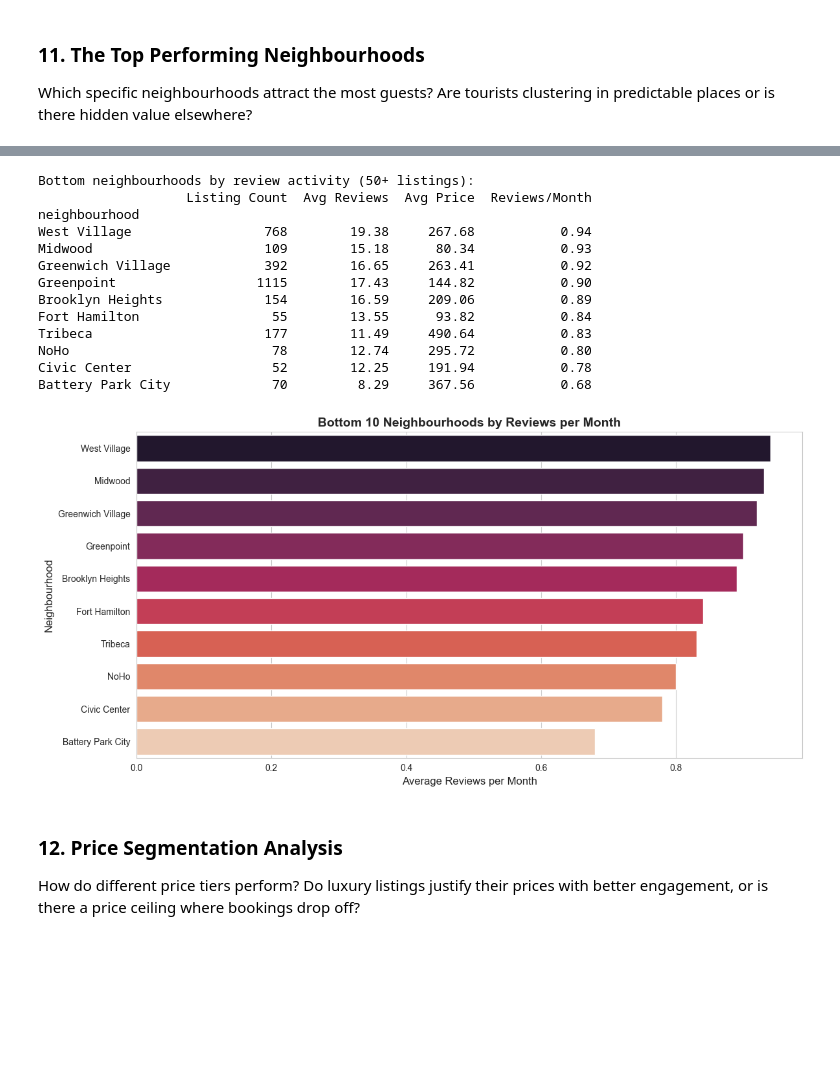
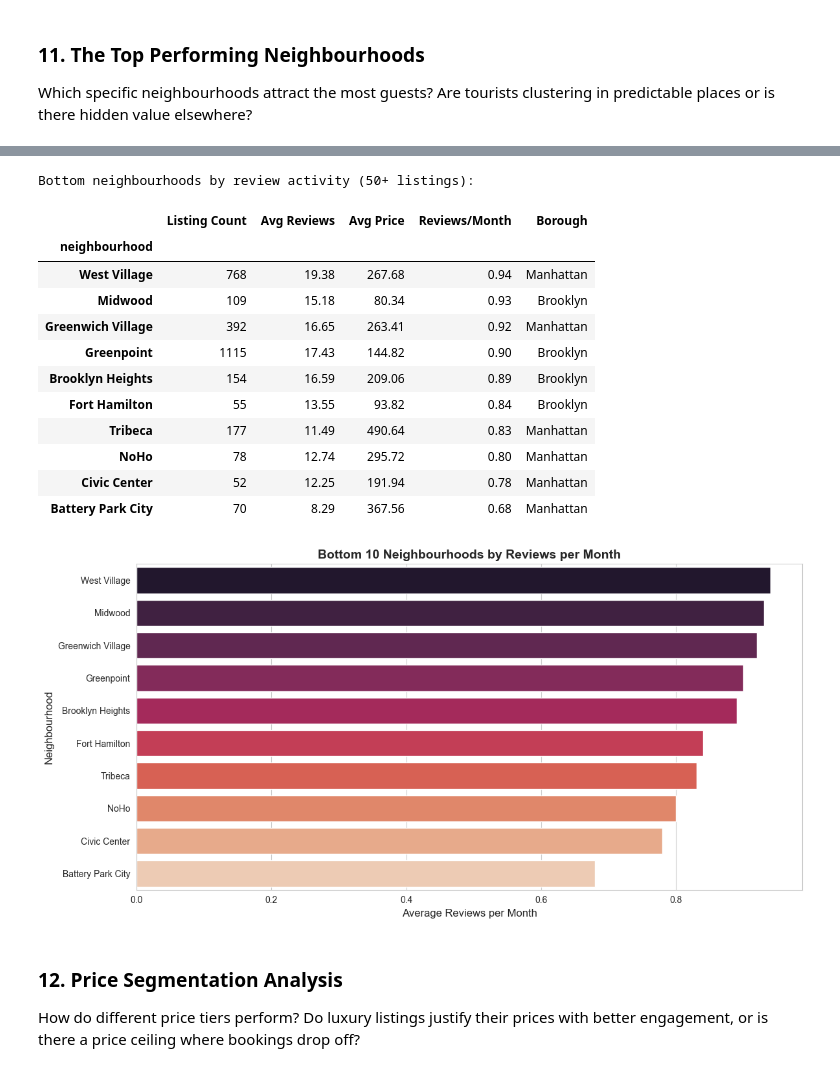
Before and after one commit to abbas-poonawala/ds-internship, a Jupyter notebook: full-ds-ml/project1/project1.ipynb, the cells around one changed output, grey strips where cells are left out. Cells and saved outputs as stored; diff of their text form; code cells hidden in the pictures; blank space fills up the shorter version.

```diff
--- a/full-ds-ml/project1/project1.ipynb
+++ b/full-ds-ml/project1/project1.ipynb
@@ -918,9 +923,23 @@ Two Bridges                     72        29.57     127.07           2.40
 [figure]
+# %%
+# bottom performing neighbourhoods
+print("\nBottom neighbourhoods by review activity (50+ listings):")
+top_neighbourhoods.tail(10)
+# %% [output]
+Bottom neighbourhoods by review activity (50+ listings):
+|  | Listing Count | Avg Reviews | Avg Price | Reviews/Month | Borough |
+| neighbourhood |  |  |  |  |  |
+| West Village | 768 | 19.38 | 267.68 | 0.94 | Manhattan |
+| Midwood | 109 | 15.18 | 80.34 | 0.93 | Brooklyn |
+| Greenwich Village | 392 | 16.65 | 263.41 | 0.92 | Manhattan |
+| Greenpoint | 1115 | 17.43 | 144.82 | 0.90 | Brooklyn |
+| Brooklyn Heights | 154 | 16.59 | 209.06 | 0.89 | Brooklyn |
+| Fort Hamilton | 55 | 13.55 | 93.82 | 0.84 | Brooklyn |
+| Tribeca | 177 | 11.49 | 490.64 | 0.83 | Manhattan |
+| NoHo | 78 | 12.74 | 295.72 | 0.80 | Manhattan |
+| Civic Center | 52 | 12.25 | 191.94 | 0.78 | Manhattan |
+| Battery Park City | 70 | 8.29 | 367.56 | 0.68 | Manhattan |
 # %%
-# bottom performing neighbourhoods
-print("\nBottom neighbourhoods by review activity (50+ listings):")
-print(top_neighbourhoods.tail(10))
-
 fig, ax = plt.subplots(figsize=(12, 6))
 sns.barplot(data=top_neighbourhoods.tail(10), x='Reviews/Month', y=top_neighbourhoods.tail(10).index, palette='rocket', ax=ax)
 ax.set_title('Bottom 10 Neighbourhoods by Reviews per Month', fontsize=14, fontweight='bold')
@@ -929,19 +948,6 @@ ax.set_ylabel('Neighbourhood', fontsize=12)
 plt.tight_layout()
 plt.show()
 # %% [output]
-Bottom neighbourhoods by review activity (50+ listings):
-                   Listing Count  Avg Reviews  Avg Price  Reviews/Month
-neighbourhood
-West Village                 768        19.38     267.68           0.94
-Midwood                      109        15.18      80.34           0.93
-Greenwich Village            392        16.65     263.41           0.92
-Greenpoint                  1115        17.43     144.82           0.90
-Brooklyn Heights             154        16.59     209.06           0.89
-Fort Hamilton                 55        13.55      93.82           0.84
-Tribeca                      177        11.49     490.64           0.83
-NoHo                          78        12.74     295.72           0.80
-Civic Center                  52        12.25     191.94           0.78
-Battery Park City             70         8.29     367.56           0.68
 [figure]
 # %% [markdown]
 ### 12. Price Segmentation Analysis
```
Also changed, not shown: parts of 20 cells of this notebook, 4 other files.
